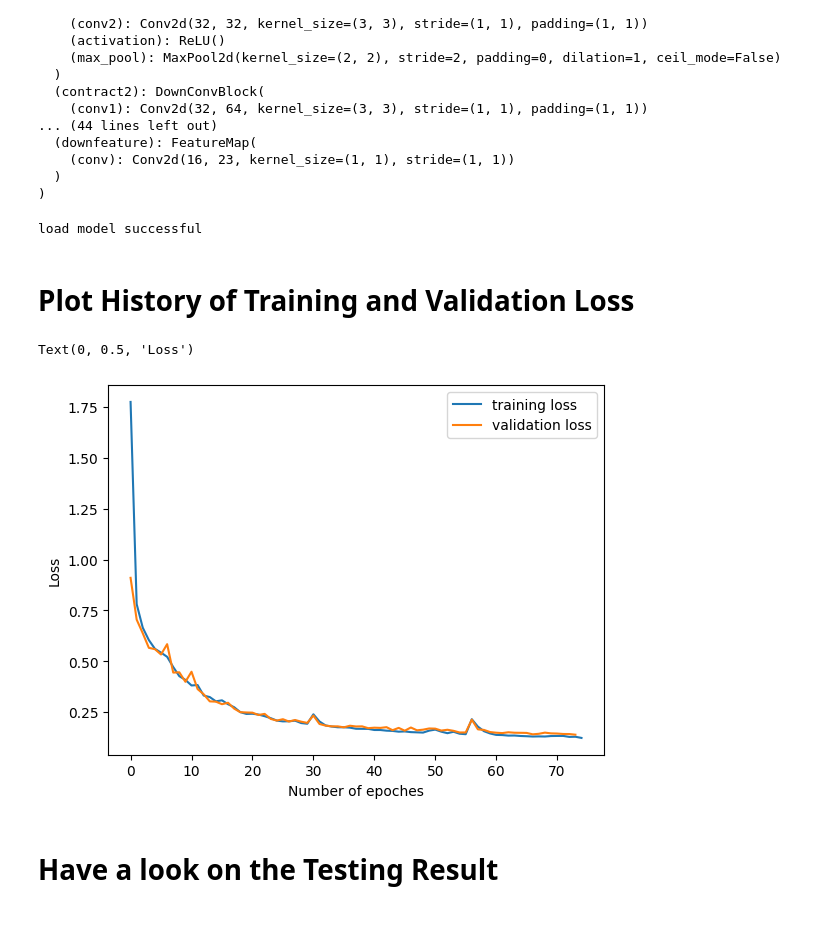
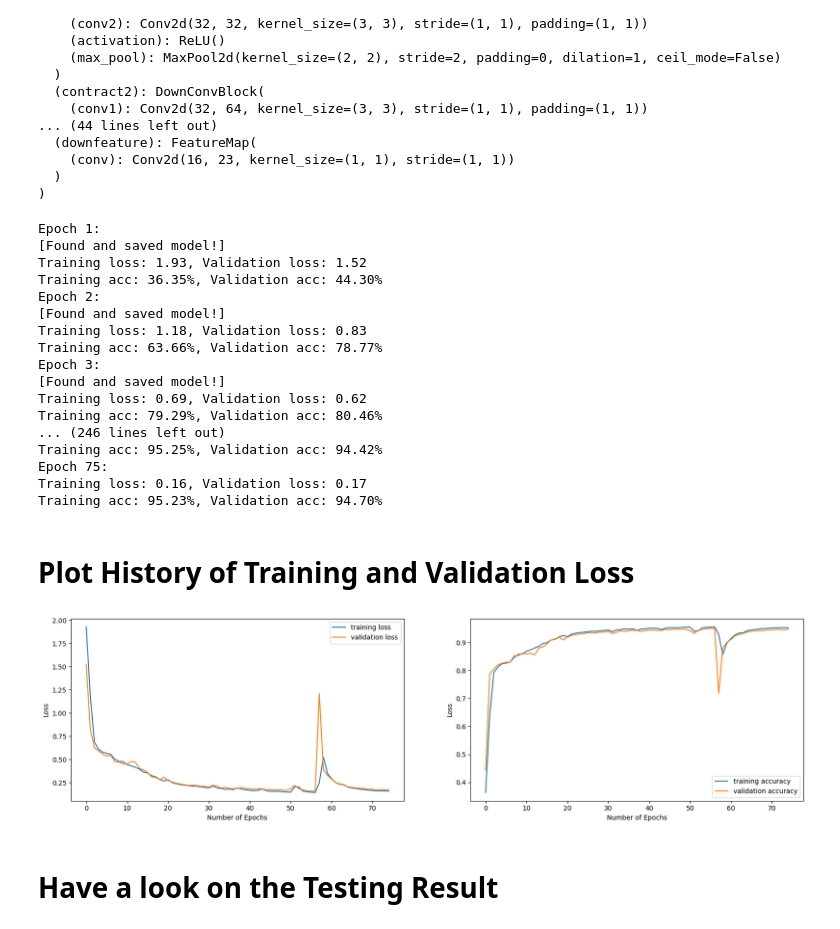
Before and after one commit to ryanyu512/machine_learning, a Jupyter notebook: supervised_learning/unet/Img_Seg_Autonomous_Vehicle.ipynb, the cells around one changed output. Saved outputs shown, nothing was run; the diff lists cells and outputs as text; code cells hidden in the pictures.

Commit message:
add accuracy plot in Img_Seg_Autonomous_Vehicle

```diff
--- a/supervised_learning/unet/Img_Seg_Autonomous_Vehicle.ipynb
+++ b/supervised_learning/unet/Img_Seg_Autonomous_Vehicle.ipynb
@@ -44,7 +44,7 @@ msk_list = [msk_path + i for i in msk_dirs]
 BATCH_SIZE = 8
 
 #define if loading the previous trained model
-LOADING = True
+LOADING = False
 
 #define the learning rate
 LR = 1e-3
@@ -480,11 +480,12 @@ else:
     #initialize training and validation loss history
     train_loss_list = [None]*EPOCH
     valid_loss_list = [None]*EPOCH
-
+    train_acc_list = [None]*EPOCH
+    valid_acc_list = [None]*EPOCH
     #start training
     for i in range(EPOCH):
-        train_loss_list[i], train_acc = train_fcn(trainloader, model, criterion, opt)
-        valid_loss_list[i], eval_acc  =  eval_fcn(validloader, model, criterion)
+        train_loss_list[i], train_acc_list[i] = train_fcn(trainloader, model, criterion, opt)
+        valid_loss_list[i], valid_acc_list[i]  =  eval_fcn(validloader, model, criterion)
 
         #save better model with lower validation loss
         print(f'Epoch {i + 1}: ')
@@ -494,28 +495,55 @@ else:
             print(f'[Found and saved model!]')
 
         print(f'Training loss: {train_loss_list[i] :.2f}, Validation loss: {valid_loss_list[i] :.2f}')
-        print(f'Training acc: {train_acc*100 :.2f}%, Validation acc: {eval_acc*100 :.2f}%')
+        print(f'Training acc: {train_acc_list[i]*100 :.2f}%, Validation acc: {valid_acc_list[i]*100 :.2f}%')
         torch.save({"state_dict": model.state_dict(),
                     "train_losses": train_loss_list,
-                    "valid_losses": valid_loss_list},
-                    'check_pt,pt')
+                    "valid_losses": valid_loss_list,
+                    "train_acc": train_acc_list,
+                    "valid_acc": valid_acc_list,
+                   }, 'check_pt,pt')
 # %% [output]
-load model successful
+Epoch 1:
+[Found and saved model!]
+Training loss: 1.93, Validation loss: 1.52
+Training acc: 36.35%, Validation acc: 44.30%
+Epoch 2:
+[Found and saved model!]
+Training loss: 1.18, Validation loss: 0.83
+Training acc: 63.66%, Validation acc: 78.77%
+Epoch 3:
+[Found and saved model!]
+Training loss: 0.69, Validation loss: 0.62
+Training acc: 79.29%, Validation acc: 80.46%
+... (246 lines left out)
+Training acc: 95.25%, Validation acc: 94.42%
+Epoch 75:
+Training loss: 0.16, Validation loss: 0.17
+Training acc: 95.23%, Validation acc: 94.70%
 # %% [markdown]
 # Plot History of Training and Validation Loss
 # %%
-data = torch.load('best_weights.pt')
-train_loss_list = data['train_losses']
-valid_loss_list = data['valid_losses']
+if LOADING:
+    data = torch.load('best_weights.pt')
+    train_loss_list = data['train_losses']
+    valid_loss_list = data['valid_losses']
+    train_acc_list = data['train_losses']
+    valid_acc_list = data['valid_losses']
 
-plt.plot(train_loss_list)
-plt.plot(valid_loss_list)
-plt.legend(['training loss', 'validation loss'])
-plt.xlabel('Number of epoches')
-plt.ylabel('Loss')
+fig, axs = plt.subplots(1, 2, figsize = (20, 5))
+
+axs[0].plot(train_loss_list)
+axs[0].plot(valid_loss_list)
+axs[0].legend(['training loss', 'validation loss'])
+
+axs[1].plot([i.item() for i in train_acc_list])
+axs[1].plot([i.item() for i in valid_acc_list])
+axs[1].legend(['training accuracy', 'validation accuracy'])
+
+for ax in axs.flat:
+    ax.set(xlabel='Number of Epochs', ylabel='Loss')
 # %% [output]
-Text(0, 0.5, 'Loss')
-[figure, old version]
+[figure, new version]
 # %% [markdown]
 # Have a look on the Testing Result
 # %%
```
Also changed, not shown: parts of 3 cells of this notebook, 1 other file.
